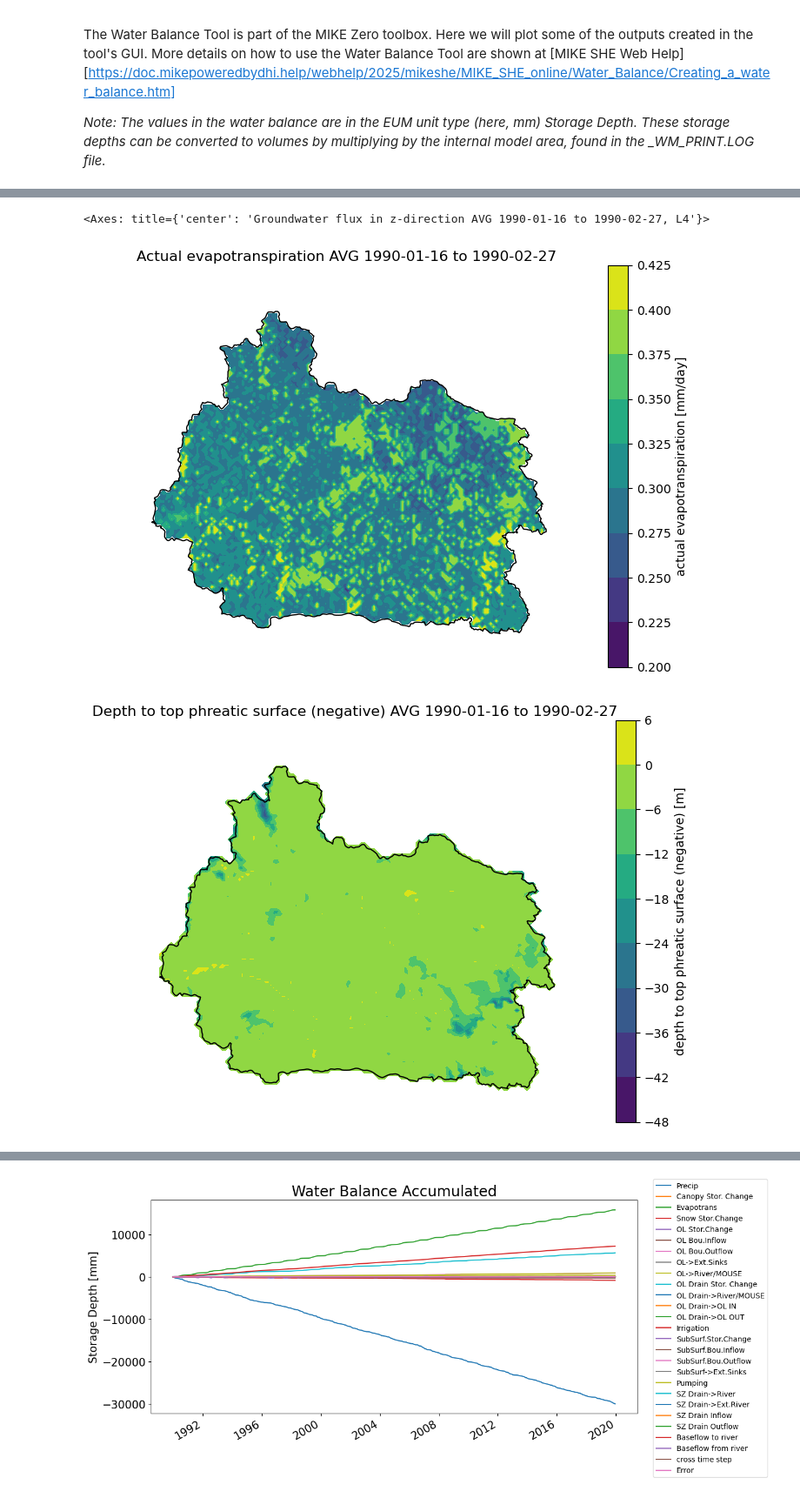
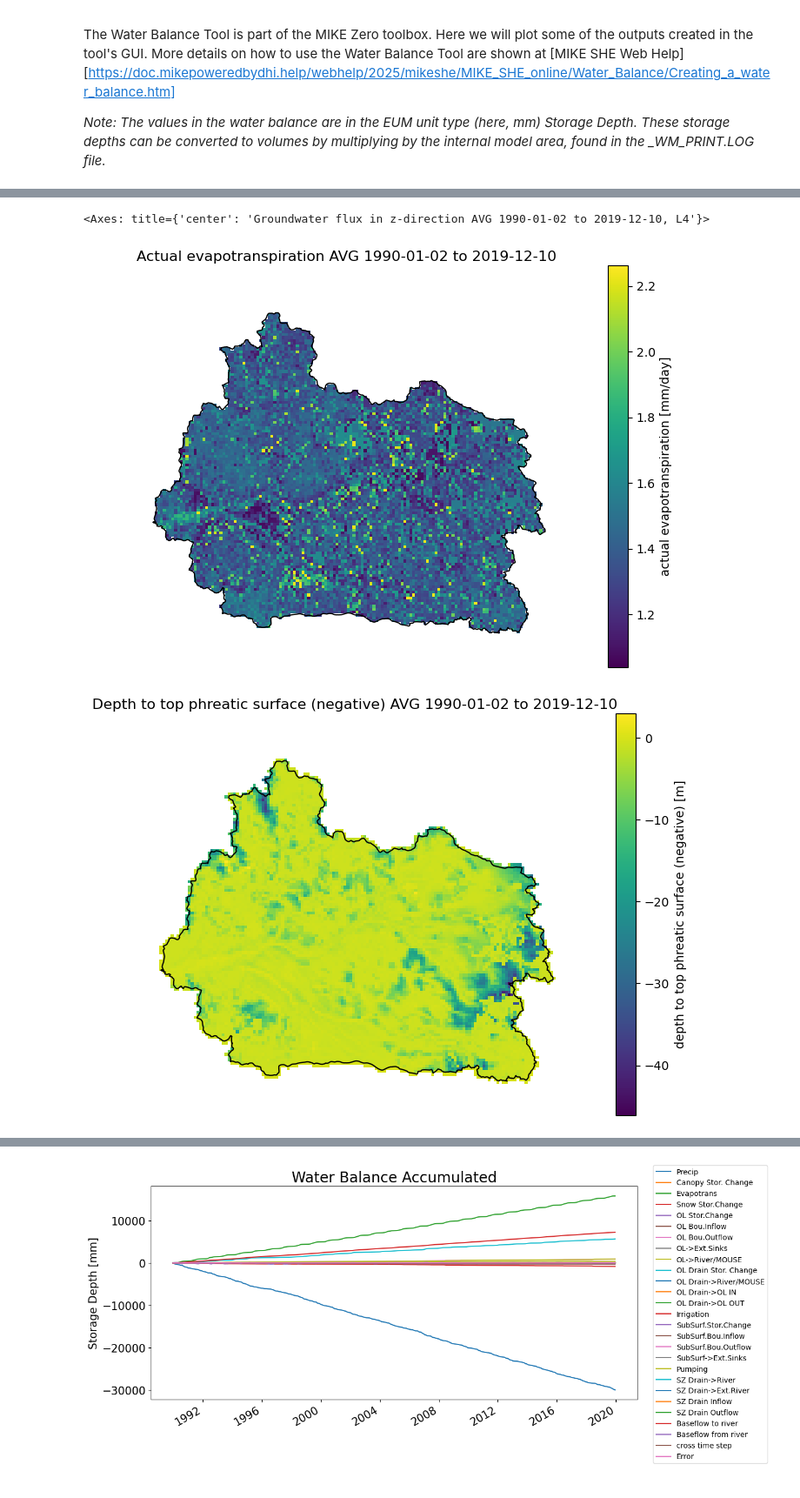
Before and after one commit to DHI/WaterBench-MIKESHE-Skjern, a Jupyter notebook: code/view_mikeshe_results.ipynb, the cells around one changed output, grey strips where cells are left out. Shown at 87% size. Cells and saved outputs as stored; diff of their text form; code cells hidden in the pictures.

Commit message:
rerun files - with new output

```diff
--- a/code/view_mikeshe_results.ipynb
+++ b/code/view_mikeshe_results.ipynb
@@ -59,26 +57,26 @@ geometry: Grid3D(nz=8, ny=140, nx=180)
 # %%
 # ---------------------- View some gridded results (looking top down - ET, phreatic depth, head elevation, groundwater movement) ----------------------
 
-domain_shp = gpd.read_file(r"..\input\domain\ID15_oplande_Skjern.shp")
+domain_shp = gpd.read_file(r"..\input\domain\Skjern.shp")
 # Time range for averaging
-t1 = '1990-01-16'
-t2 = '1990-02-27'
+t1 = '1990-01-02'
+t2 = '2019-12-10'
 
 # Actual evapotranspiration
-tools.plot_dfs2_output(r"..\output_sample\mshe_output\HIP_500m_Skjern_DHI_ET_UzCells.dfs2", varname='actual evapotranspiration', time1=t1, time2=t2, ax=None, shapefile=domain_shp)
+tools.plot_dfs2_output(r"..\output_sample\mshe_output\Skjern_500m_ET_UzCells.dfs2", varname='actual evapotranspiration', time1=t1, time2=t2, ax=None, shapefile=domain_shp)
 
 # depth to phreatic surface (negative)
-tools.plot_dfs2_output(r"..\output_sample\mshe_output\HIP_500m_Skjern_DHI_2DSZ.dfs2", varname='depth to top phreatic surface (negative)', time1=t1, time2=t2, ax=None, shapefile=domain_shp,layerID=4)
+tools.plot_dfs2_output(r"..\output_sample\mshe_output\Skjern_500m_2DSZ.dfs2", varname='depth to top phreatic surface (negative)', time1=t1, time2=t2, ax=None, shapefile=domain_shp,layerID=4)
 
 # head elevation in saturated zone (Choose main aquifer based on layer statistics)
-tools.plot_dfs2_output(r"..\output_sample\mshe_output\HIP_500m_Skjern_DHI_3DSZ.dfs3", varname='head elevation in saturated zone', time1=t1, time2=t2, ax=None, shapefile=domain_shp,layerID=4)
+tools.plot_dfs2_output(r"..\output_sample\mshe_output\Skjern_500m_3DSZ.dfs3", varname='head elevation in saturated zone', time1=t1, time2=t2, ax=None, shapefile=domain_shp,layerID=4)
 
 # Groundwater flow in x,y,z direction
-tools.plot_dfs2_output(r"..\output_sample\mshe_output\HIP_500m_Skjern_DHI_3DSZflow.dfs3", varname='groundwater flow in x-direction', time1=t1, time2=t2, ax=None, shapefile=domain_shp,layerID=4)
+tools.plot_dfs2_output(r"..\output_sample\mshe_output\Skjern_500m_3DSZflow.dfs3", varname='groundwater flow in x-direction', time1=t1, time2=t2, ax=None, shapefile=domain_shp,layerID=4)
 
 # Groundwater flux in z direction
-tools.plot_dfs2_output(r"..\output_sample\mshe_output\HIP_500m_Skjern_DHI_3DSZflow.dfs3", varname='groundwater flux in z-direction', time1=t1, time2=t2, ax=None, shapefile=domain_shp,layerID=4)
+tools.plot_dfs2_output(r"..\output_sample\mshe_output\Skjern_500m_3DSZflow.dfs3", varname='groundwater flux in z-direction', time1=t1, time2=t2, ax=None, shapefile=domain_shp,layerID=4)
 # %% [output]
-<Axes: title={'center': 'Groundwater flux in z-direction AVG 1990-01-16 to 1990-02-27, L4'}>
+<Axes: title={'center': 'Groundwater flux in z-direction AVG 1990-01-02 to 2019-12-10, L4'}>
-[figure, old version]
+[figure, new version]
-[figure, old version]
+[figure, new version]
```
Also changed, not shown: parts of 3 cells of this notebook, 7 other files.
